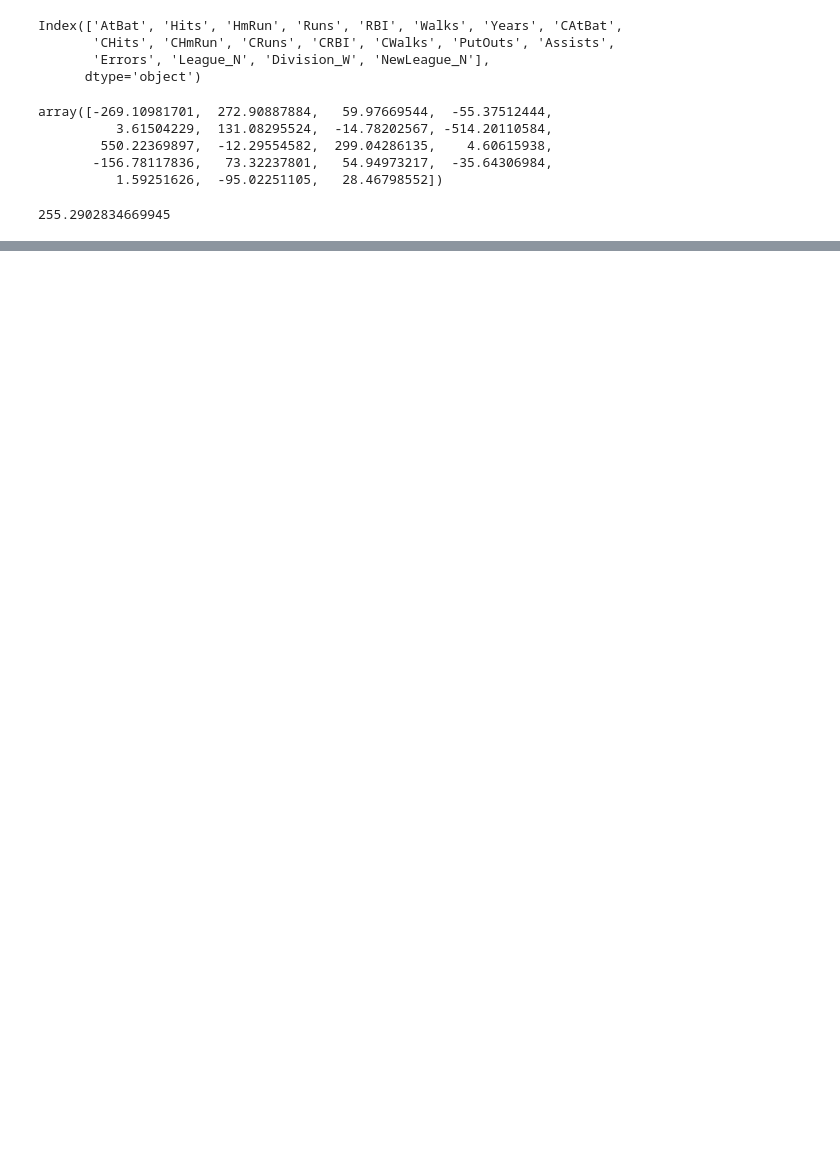
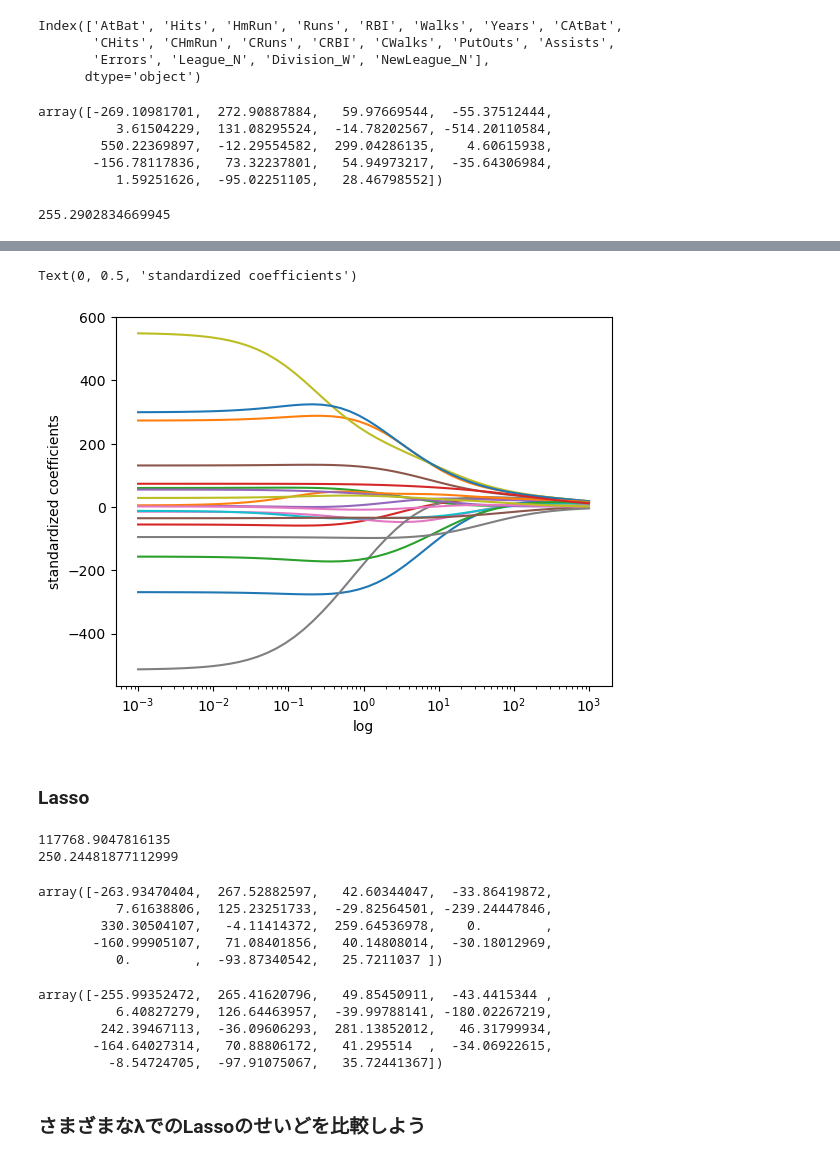
Before and after one commit to yunozon/datascience-py, a Jupyter notebook: study/seciton11.ipynb, the cells around one changed output, grey strips where cells are left out. Cells and saved outputs as stored; diff of their text form; code cells hidden in the pictures; blank space fills up the shorter version.

```diff
--- a/study/seciton11.ipynb
+++ b/study/seciton11.ipynb
@@ -116,0 +153,42 @@ mean_absolute_error(y_test, y_pred_linear)
+# %%
+plt.plot(alphas, coefs)
+plt.xscale('log')
+plt.xlabel('log')
+plt.ylabel('standardized coefficients')
+# λが小さい時は線形回帰とほぼ同じ、λが大きくなると、０に収束する。０になることはない
+# %% [output]
+Text(0, 0.5, 'standardized coefficients')
+[figure, added]
+# %% [markdown]
+### Lasso
+# %%
+from sklearn.linear_model import Lasso
+lasso = Lasso()
+lasso.fit(X_train, y_train)
+y_pred = lasso.predict(X_test)
+mse = mean_squared_error(y_test, y_pred)
+mae = mean_absolute_error(y_test, y_pred)
+print(mse)
+print(mae)
+# %% [output]
+117768.9047816135
+250.24481877112999
+# %%
+lasso.coef_
+# 係数が０になるものがある→予測につかっていない特徴量がある
+# %% [output]
+array([-263.93470404,  267.52882597,   42.60344047,  -33.86419872,
+          7.61638806,  125.23251733,  -29.82564501, -239.24447846,
+        330.30504107,   -4.11414372,  259.64536978,    0.        ,
+       -160.99905107,   71.08401856,   40.14808014,  -30.18012969,
+          0.        ,  -93.87340542,   25.7211037 ])
+# %%
+ridge.coef_
+# %% [output]
+array([-255.99352472,  265.41620796,   49.85450911,  -43.4415344 ,
+          6.40827279,  126.64463957,  -39.99788141, -180.02267219,
+        242.39467113,  -36.09606293,  281.13852012,   46.31799934,
+       -164.64027314,   70.88806172,   41.295514  ,  -34.06922615,
+         -8.54724705,  -97.91075067,   35.72441367])
+# %% [markdown]
+### さまざまなλでのLassoのせいどを比較しよう
```
Also changed, not shown: parts of 11 cells of this notebook.
